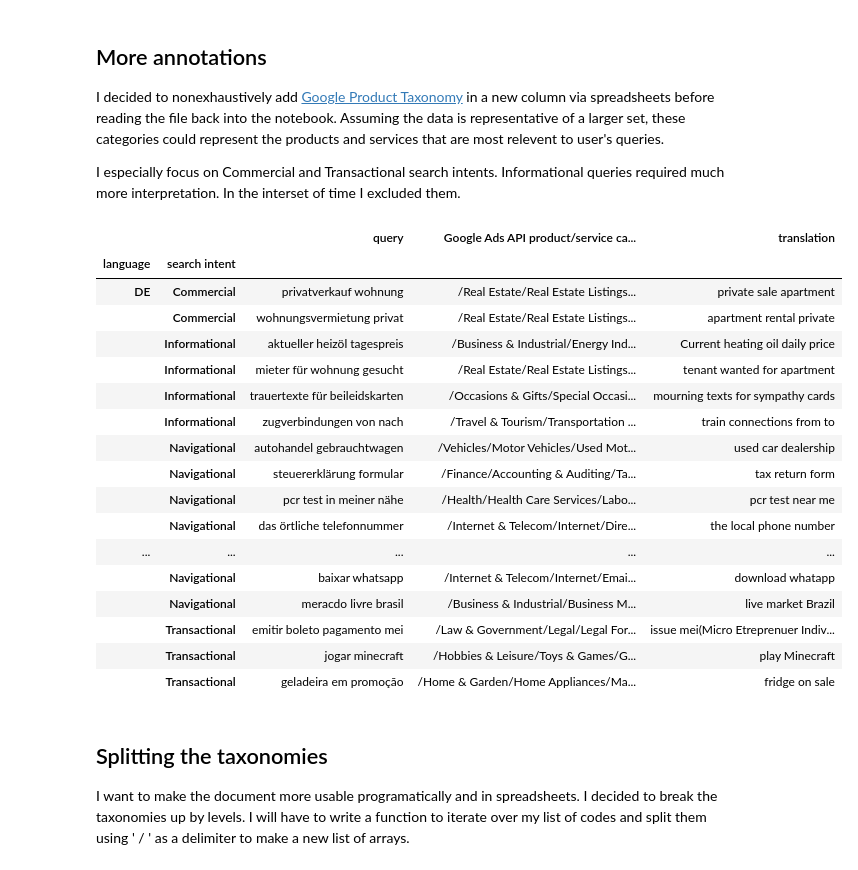
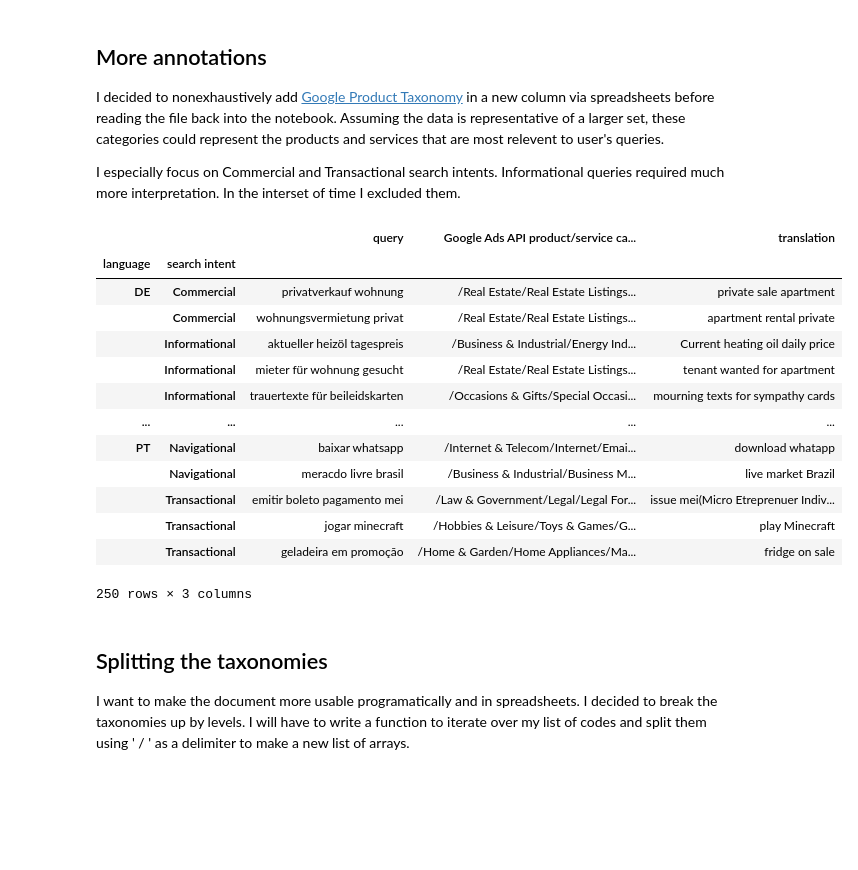
Before and after one commit to dsemsem/take_home, a Jupyter notebook: Take_Home.ipynb, the cells around one changed output. Saved outputs shown, nothing was run; the diff lists cells and outputs as text; code cells hidden in the pictures; blank space fills up the shorter version.

```diff
--- a/Take_Home.ipynb
+++ b/Take_Home.ipynb
@@ -90,33 +90,28 @@ I decided to nonexhaustively add [Google Product Taxonomy](https://developers.go
 
 I especially focus on Commercial and Transactional search intents. Informational queries required much more interpretation. In the interset of time I excluded them.
 # %%
-pd.set_option('display.max_rows', 10)
 pd.set_option('display.max_colwidth', 0)
 product_codes_df = pd.read_excel('THED_SearchInd.xlsx',
                            # the kwarg 'index_col' allows me to retain multiindexing across pandas & spreadsheets
                           index_col=[0,1])
 # reapplying .sort_index function to correct and re-sort any categorical errors fixed using the spreadsheet
 product_codes_df = product_codes_df.sort_index()
 product_codes_df
 # %% [output]
 |  |  | query | Google Ads API product/service ca... | translation |
 | language | search intent |  |  |  |
 | DE | Commercial | privatverkauf wohnung | /Real Estate/Real Estate Listings... | private sale apartment |
 |  | Commercial | wohnungsvermietung privat | /Real Estate/Real Estate Listings... | apartment rental private |
 |  | Informational | aktueller heizöl tagespreis | /Business & Industrial/Energy Ind... | Current heating oil daily price |
 |  | Informational | mieter für wohnung gesucht | /Real Estate/Real Estate Listings... | tenant wanted for apartment |
 |  | Informational | trauertexte für beileidskarten | /Occasions & Gifts/Special Occasi... | mourning texts for sympathy cards |
-|  | Informational | zugverbindungen von nach | /Travel & Tourism/Transportation ... | train connections from to |
-|  | Navigational | autohandel gebrauchtwagen | /Vehicles/Motor Vehicles/Used Mot... | used car dealership |
-|  | Navigational | steuererklärung formular | /Finance/Accounting & Auditing/Ta... | tax return form |
-|  | Navigational | pcr test in meiner nähe | /Health/Health Care Services/Labo... | pcr test near me |
-|  | Navigational | das örtliche telefonnummer | /Internet & Telecom/Internet/Dire... | the local phone number |
 | ... | ... | ... | ... | ... |
-|  | Navigational | baixar whatsapp | /Internet & Telecom/Internet/Emai... | download whatapp |
+| PT | Navigational | baixar whatsapp | /Internet & Telecom/Internet/Emai... | download whatapp |
 |  | Navigational | meracdo livre brasil | /Business & Industrial/Business M... | live market Brazil |
 |  | Transactional | emitir boleto pagamento mei | /Law & Government/Legal/Legal For... | issue mei(Micro Etreprenuer Indiv... |
 |  | Transactional | jogar minecraft | /Hobbies & Leisure/Toys & Games/G... | play Minecraft |
 |  | Transactional | geladeira em promoção | /Home & Garden/Home Appliances/Ma... | fridge on sale |
+250 rows × 3 columns
 # %% [markdown]
 ## Splitting the taxonomies ##
 I want to make the document more usable programatically and in spreadsheets. I decided to break the taxonomies up by levels. I will have to write a function to iterate over my list of codes and split them using ' / ' as a delimiter to make a new list of arrays.
```
Also changed, not shown: parts of 4 cells of this notebook.
